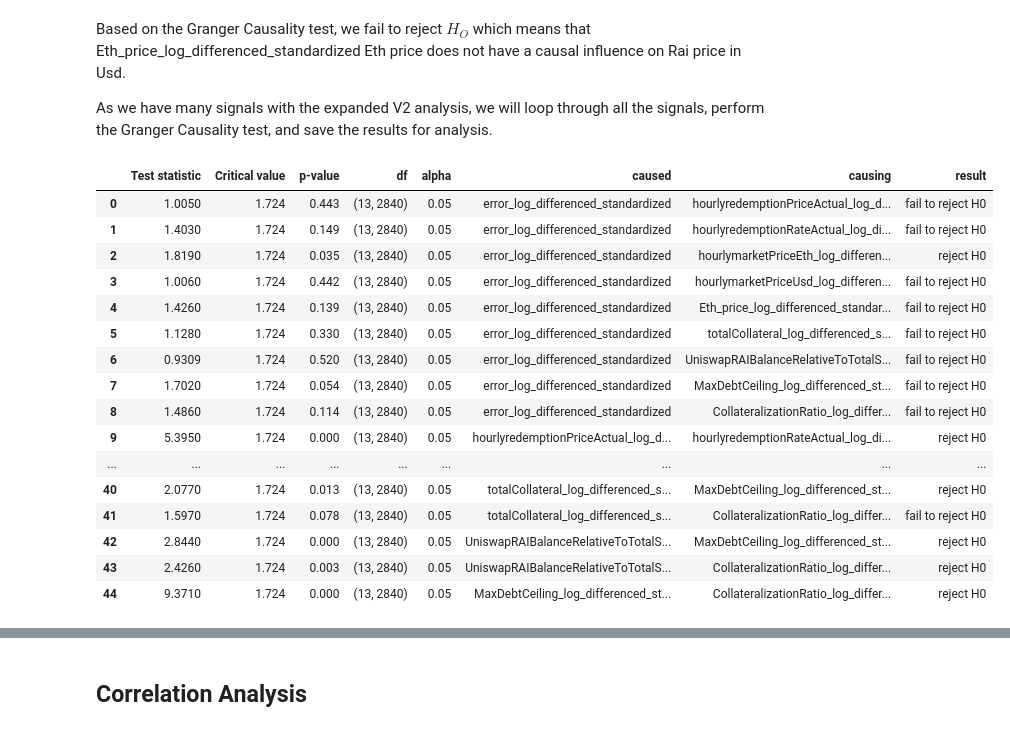
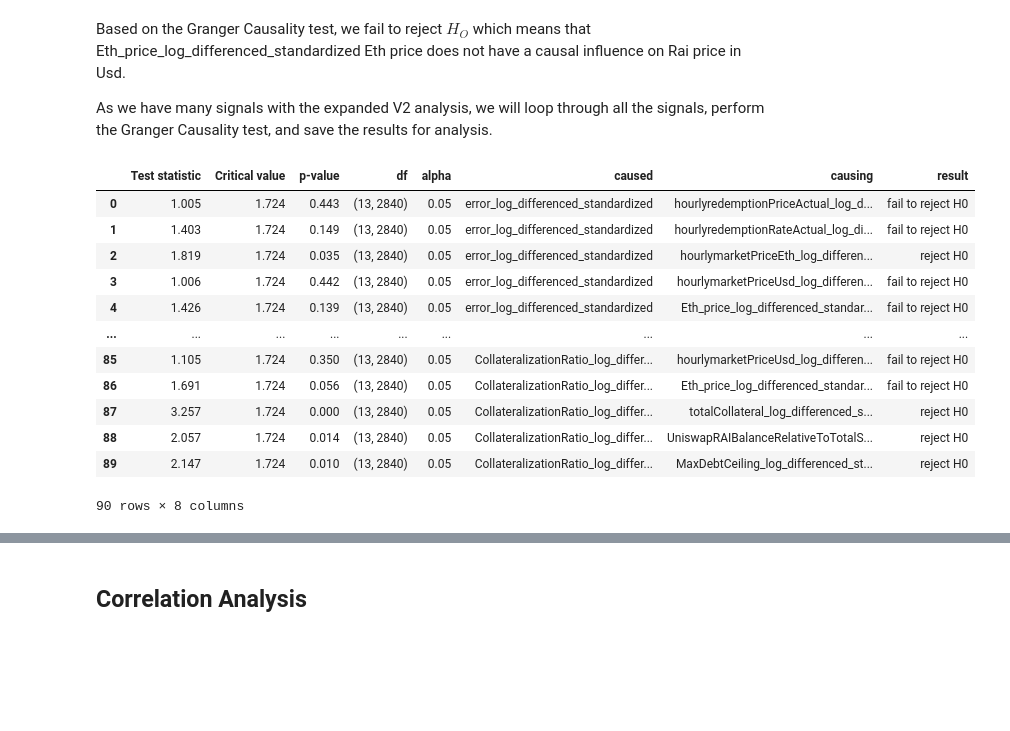
Before and after one commit to BlockScience/reflexer, a Jupyter notebook: notebooks/analysis/Rai_Price_Correlation_v2.ipynb, the cells around one changed output, grey strips where cells are left out. Saved outputs shown, nothing was run; the diff lists cells and outputs as text; code cells hidden in the pictures; blank space fills up the shorter version.

```diff
--- a/notebooks/analysis/Rai_Price_Correlation_v2.ipynb
+++ b/notebooks/analysis/Rai_Price_Correlation_v2.ipynb
@@ -500,47 +514,42 @@ Based on the Granger Causality test, we fail to reject $H_O$ which means that Et
 
 As we have many signals with the expanded V2 analysis, we will loop through all the signals, perform the Granger Causality test, and save the results for analysis.
 # %%
-# all combinations of signals
-from itertools import combinations
-combos = []
-for combo in combinations(P.columns, 2):
-    combos.append(combo)
-
 alpha = 0.05
 result_dfs = []
-for i,j in combos:
-        results_summary = results.test_causality(i,j,
-                                                 kind='f',signif=alpha).summary()
+variables = list(P.columns)
+for i in variables:
+    for j in variables:
+        if i==j:
+            pass
+        else:
+            results_summary = results.test_causality(i,j,
+                                                     kind='f',signif=alpha).summary()
 
 
-        df = pd.read_html(results_summary.as_html(),header=0, index_col=0)[0]
-        df['alpha'] = alpha
-        df['caused'] = i
-        df['causing'] = j
-        result_dfs.append(df)
+            df = pd.read_html(results_summary.as_html(),header=0, index_col=0)[0]
+            df['alpha'] = alpha
+            df['caused'] = i
+            df['causing'] = j
+            result_dfs.append(df)
 
 Grangers_df = pd.concat(result_dfs)
 Grangers_df.reset_index(inplace=True)
 Grangers_df['result'] = Grangers_df['p-value'].apply(lambda x: 'reject H0' if x < alpha else 'fail to reject H0' )
 Grangers_df
 # %% [output]
 |  | Test statistic | Critical value | p-value | df | alpha | caused | causing | result |
-| 0 | 1.0050 | 1.724 | 0.443 | (13, 2840) | 0.05 | error_log_differenced_standardized | hourlyredemptionPriceActual_log_d... | fail to reject H0 |
-| 1 | 1.4030 | 1.724 | 0.149 | (13, 2840) | 0.05 | error_log_differenced_standardized | hourlyredemptionRateActual_log_di... | fail to reject H0 |
-| 2 | 1.8190 | 1.724 | 0.035 | (13, 2840) | 0.05 | error_log_differenced_standardized | hourlymarketPriceEth_log_differen... | reject H0 |
-| 3 | 1.0060 | 1.724 | 0.442 | (13, 2840) | 0.05 | error_log_differenced_standardized | hourlymarketPriceUsd_log_differen... | fail to reject H0 |
-| 4 | 1.4260 | 1.724 | 0.139 | (13, 2840) | 0.05 | error_log_differenced_standardized | Eth_price_log_differenced_standar... | fail to reject H0 |
-| 5 | 1.1280 | 1.724 | 0.330 | (13, 2840) | 0.05 | error_log_differenced_standardized | totalCollateral_log_differenced_s... | fail to reject H0 |
-| 6 | 0.9309 | 1.724 | 0.520 | (13, 2840) | 0.05 | error_log_differenced_standardized | UniswapRAIBalanceRelativeToTotalS... | fail to reject H0 |
-| 7 | 1.7020 | 1.724 | 0.054 | (13, 2840) | 0.05 | error_log_differenced_standardized | MaxDebtCeiling_log_differenced_st... | fail to reject H0 |
-| 8 | 1.4860 | 1.724 | 0.114 | (13, 2840) | 0.05 | error_log_differenced_standardized | CollateralizationRatio_log_differ... | fail to reject H0 |
-| 9 | 5.3950 | 1.724 | 0.000 | (13, 2840) | 0.05 | hourlyredemptionPriceActual_log_d... | hourlyredemptionRateActual_log_di... | reject H0 |
+| 0 | 1.005 | 1.724 | 0.443 | (13, 2840) | 0.05 | error_log_differenced_standardized | hourlyredemptionPriceActual_log_d... | fail to reject H0 |
+| 1 | 1.403 | 1.724 | 0.149 | (13, 2840) | 0.05 | error_log_differenced_standardized | hourlyredemptionRateActual_log_di... | fail to reject H0 |
+| 2 | 1.819 | 1.724 | 0.035 | (13, 2840) | 0.05 | error_log_differenced_standardized | hourlymarketPriceEth_log_differen... | reject H0 |
+| 3 | 1.006 | 1.724 | 0.442 | (13, 2840) | 0.05 | error_log_differenced_standardized | hourlymarketPriceUsd_log_differen... | fail to reject H0 |
+| 4 | 1.426 | 1.724 | 0.139 | (13, 2840) | 0.05 | error_log_differenced_standardized | Eth_price_log_differenced_standar... | fail to reject H0 |
 | ... | ... | ... | ... | ... | ... | ... | ... | ... |
-| 40 | 2.0770 | 1.724 | 0.013 | (13, 2840) | 0.05 | totalCollateral_log_differenced_s... | MaxDebtCeiling_log_differenced_st... | reject H0 |
-| 41 | 1.5970 | 1.724 | 0.078 | (13, 2840) | 0.05 | totalCollateral_log_differenced_s... | CollateralizationRatio_log_differ... | fail to reject H0 |
-| 42 | 2.8440 | 1.724 | 0.000 | (13, 2840) | 0.05 | UniswapRAIBalanceRelativeToTotalS... | MaxDebtCeiling_log_differenced_st... | reject H0 |
-| 43 | 2.4260 | 1.724 | 0.003 | (13, 2840) | 0.05 | UniswapRAIBalanceRelativeToTotalS... | CollateralizationRatio_log_differ... | reject H0 |
-| 44 | 9.3710 | 1.724 | 0.000 | (13, 2840) | 0.05 | MaxDebtCeiling_log_differenced_st... | CollateralizationRatio_log_differ... | reject H0 |
+| 85 | 1.105 | 1.724 | 0.350 | (13, 2840) | 0.05 | CollateralizationRatio_log_differ... | hourlymarketPriceUsd_log_differen... | fail to reject H0 |
+| 86 | 1.691 | 1.724 | 0.056 | (13, 2840) | 0.05 | CollateralizationRatio_log_differ... | Eth_price_log_differenced_standar... | fail to reject H0 |
+| 87 | 3.257 | 1.724 | 0.000 | (13, 2840) | 0.05 | CollateralizationRatio_log_differ... | totalCollateral_log_differenced_s... | reject H0 |
+| 88 | 2.057 | 1.724 | 0.014 | (13, 2840) | 0.05 | CollateralizationRatio_log_differ... | UniswapRAIBalanceRelativeToTotalS... | reject H0 |
+| 89 | 2.147 | 1.724 | 0.010 | (13, 2840) | 0.05 | CollateralizationRatio_log_differ... | MaxDebtCeiling_log_differenced_st... | reject H0 |
+90 rows × 8 columns
 # %%
 heatdf = Grangers_df.pivot(index='caused', columns=['causing'],values=['p-value'])
 
```
Also changed, not shown: parts of 8 cells of this notebook, 2 other files.
